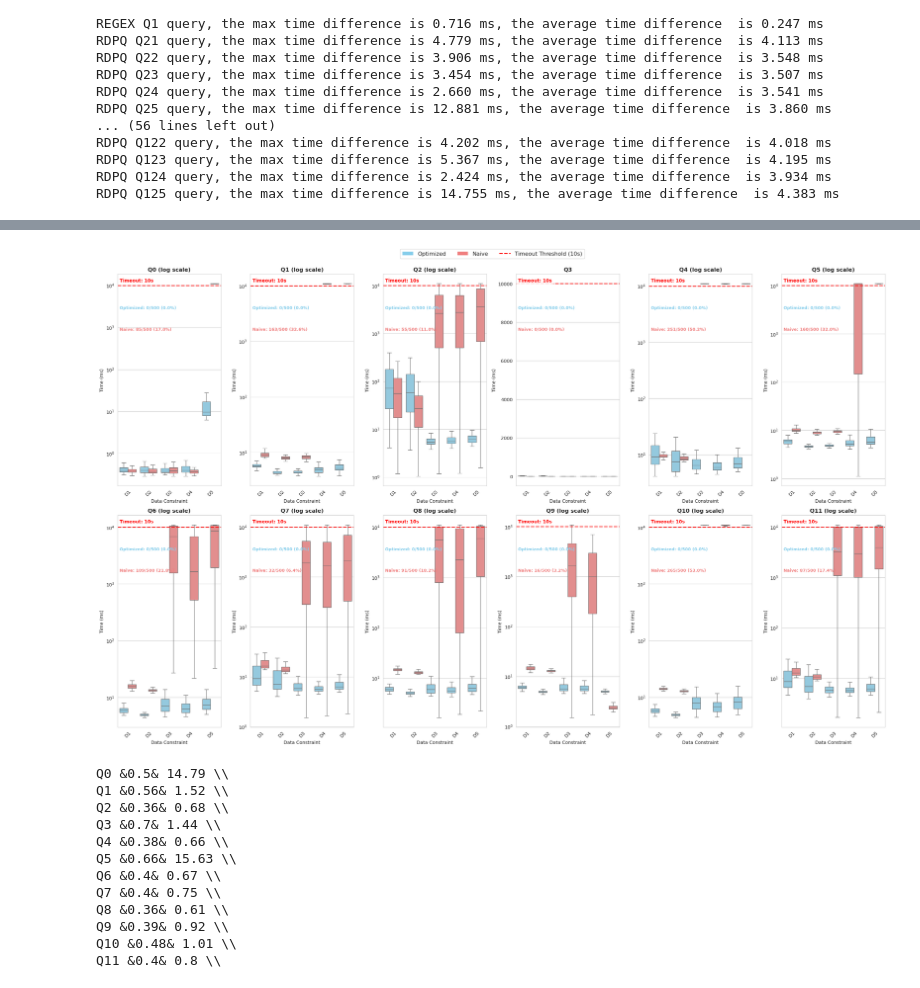
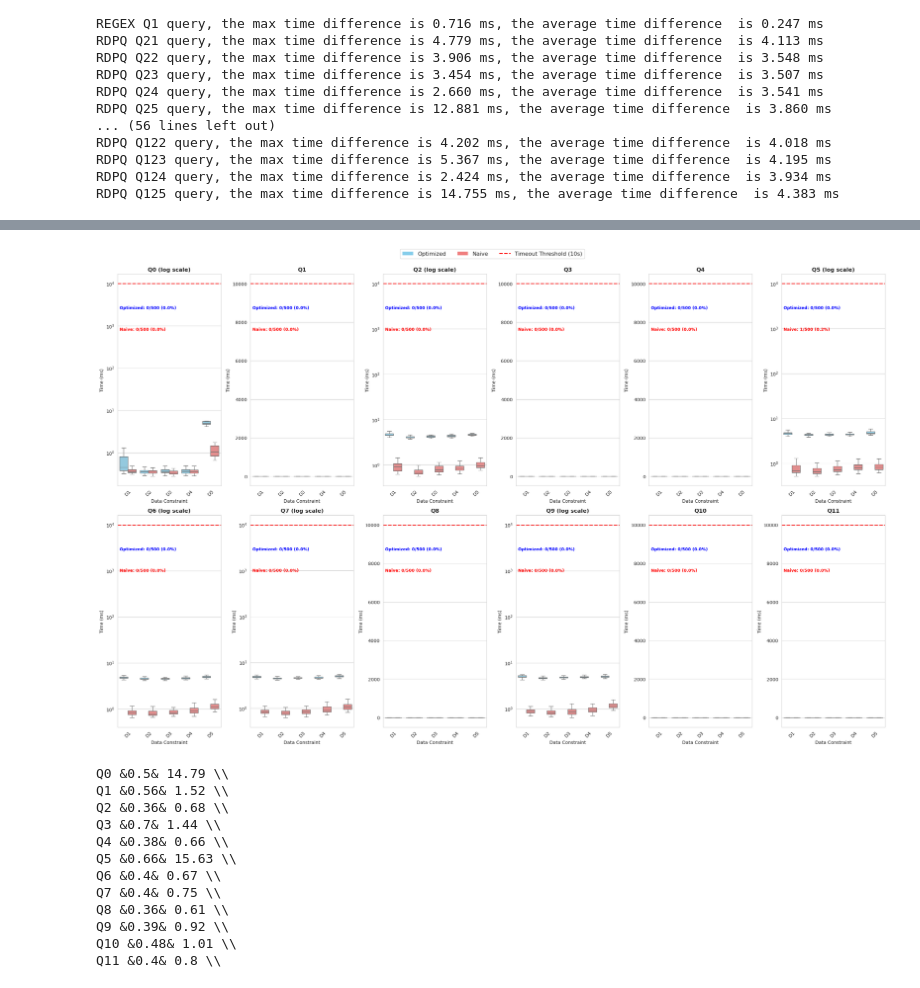
Before and after one commit to Wanshuiquan/MillenniumDB, a Jupyter notebook: evaluation/refine-case-study/case-studies.ipynb, the cells around one changed output, grey strips where cells are left out. Cells and saved outputs as stored; diff of their text form; code cells hidden in the pictures.

```diff
--- a/evaluation/refine-case-study/case-studies.ipynb
+++ b/evaluation/refine-case-study/case-studies.ipynb
@@ -391,9 +391,9 @@ def plot_boxplot_with_timeout(path, path2, ds, name1="Optimized", name2="Naive",
                   alpha=0.8, label=f'Timeout Threshold ({timeout}s)')
 
         # Add text annotation for timeout threshold
-        ax.text(0.02, 0.98, f'Timeout: {timeout}s', transform=ax.transAxes,
-               verticalalignment='top', bbox=dict(boxstyle='round', facecolor='white', alpha=0.8),
-               color='red', fontweight='bold')
+        # ax.text(0.02, 0.98, f'Timeout: {timeout}s', transform=ax.transAxes,
+        #        verticalalignment='top', bbox=dict(boxstyle='round', facecolor='white', alpha=0.8),
+        #        color='red', fontweight='bold')
 
         # Calculate and display timeout statistics
         for dataset_name in [name1, name2]:
@@ -403,7 +403,7 @@ def plot_boxplot_with_timeout(path, path2, ds, name1="Optimized", name2="Naive",
             timeout_percentage = (timeout_count / total_count * 100) if total_count > 0 else 0
 
             # Add timeout count annotation
-            color = 'skyblue' if dataset_name == name1 else 'lightcoral'
+            color = 'blue' if dataset_name == name1 else 'red'
             ax.text(0.02, 0.85 - (0.1 * (list([name1, name2]).index(dataset_name))),
                    f'{dataset_name}: {timeout_count}/{total_count} ({timeout_percentage:.1f}%)',
                    transform=ax.transAxes, verticalalignment='top',
@@ -458,9 +458,9 @@ def plot_combined_comparison(path, path2, name1, name2, timeout, log_scale=True)
     # Original implementation here
     pass
 # %%
-plot_boxplot_with_timeout("ldbc10/ldbc10_statistic.pkl", "ldbc10-naive/ldbc10_naive_statistic.pkl", ds="LDBC10", timeout=10)
+plot_boxplot_with_timeout("ldbc01/ldbc01_statistic.pkl", "ldbc01-naive/ldbc01_naive_statistic.pkl", ds="LDBC01", timeout=10)
 # %% [output]
-[figure, old version]
+[figure, new version]
 # %%
 import pickle
 import numpy
```
Also changed, not shown: parts of 1 cell of this notebook, 18 other files.
